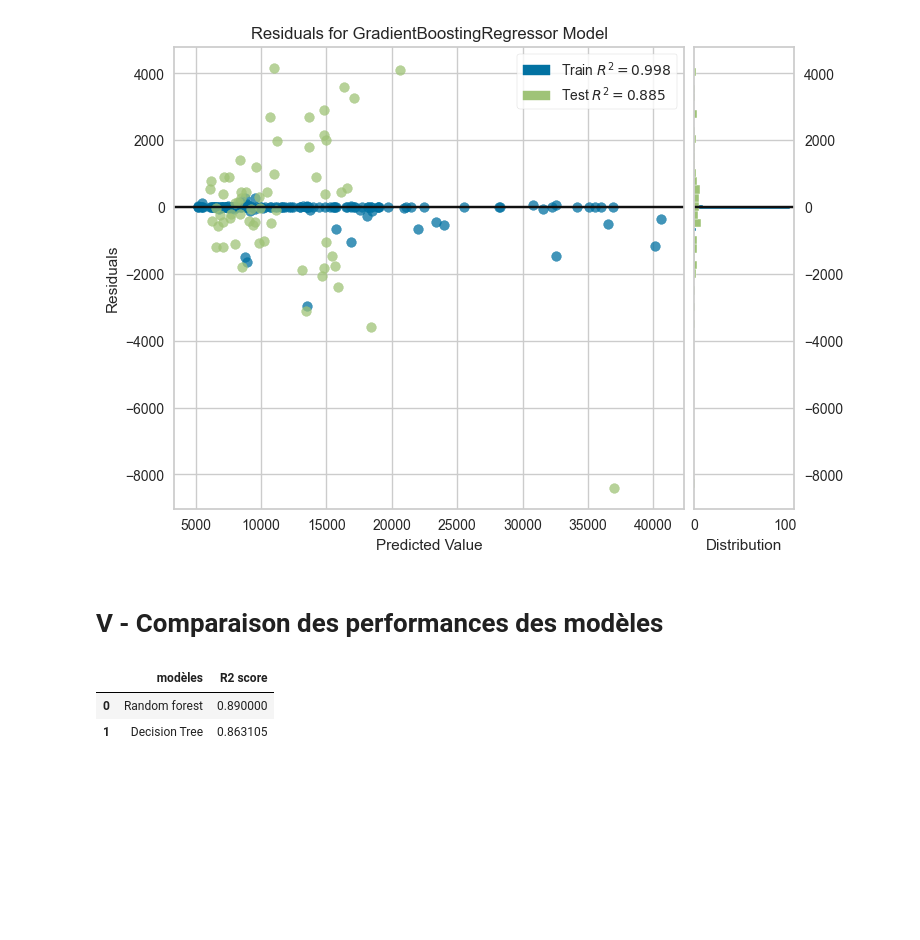
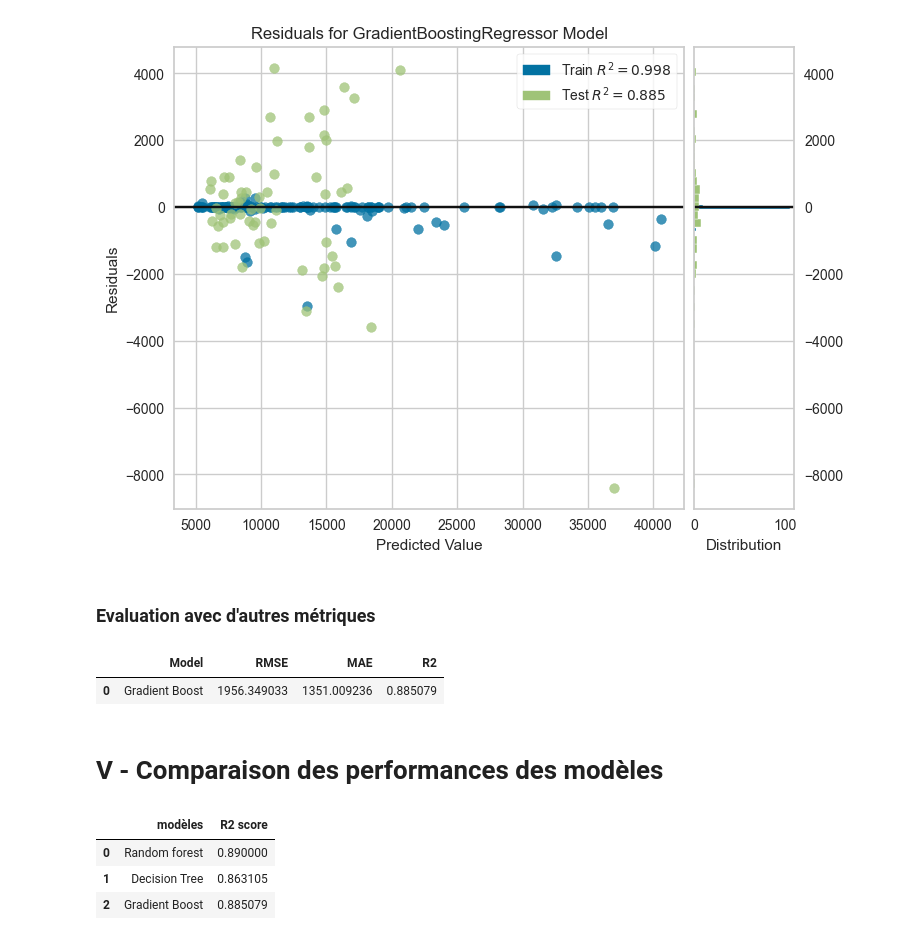
Before and after one commit to Abou29/RandomForest_DecisionTree-Prediction-vehicle-price, a Jupyter notebook: prix_de_voiture_prediction.ipynb, the cells around one changed output. Cells and saved outputs as stored; diff of their text form; code cells hidden in the pictures; blank space fills up the shorter version.

```diff
--- a/prix_de_voiture_prediction.ipynb
+++ b/prix_de_voiture_prediction.ipynb
@@ -764,14 +764,32 @@ visualizer.show();
 # %% [output]
 [figure]
 [figure]
+# %% [markdown]
+### Evaluation avec d'autres métriques
+# %%
+mse_test_gbt = mean_squared_error(y_test, y_predicted_gbt)
+rmse_test_gbt = mse_test_gbt**.5
+
+mae_test_gbt = mean_absolute_error(y_test, y_predicted_gbt)
+
+r2_test_gbt = r2_score(y_test, y_predicted_gbt)
+
+
+model_results_gradient_boost = pd.DataFrame([['Gradient Boost', rmse_test_gbt, mae_test_gbt, r2_test_gbt]],
+                             columns = ['Model', 'RMSE', 'MAE', 'R2'])
+model_results_gradient_boost
+# %% [output]
+|  | Model | RMSE | MAE | R2 |
+| 0 | Gradient Boost | 1956.349033 | 1351.009236 | 0.885079 |
 # %% [markdown]
 # V -  Comparaison des performances des modèles
 # %%
 # score obtenu sur le meme data test avec différents modèles
-scores = pd.DataFrame({'modèles': ['Random forest', 'Decision Tree'],
-                         'R2 score': [r2_test_rf, r2_test_dt]})
+scores = pd.DataFrame({'modèles': ['Random forest', 'Decision Tree', 'Gradient Boost'],
+                         'R2 score': [r2_test_rf, r2_test_dt, r2_test_gbt]})
 scores
 # %% [output]
 |  | modèles | R2 score |
 | 0 | Random forest | 0.890000 |
 | 1 | Decision Tree | 0.863105 |
+| 2 | Gradient Boost | 0.885079 |
```
